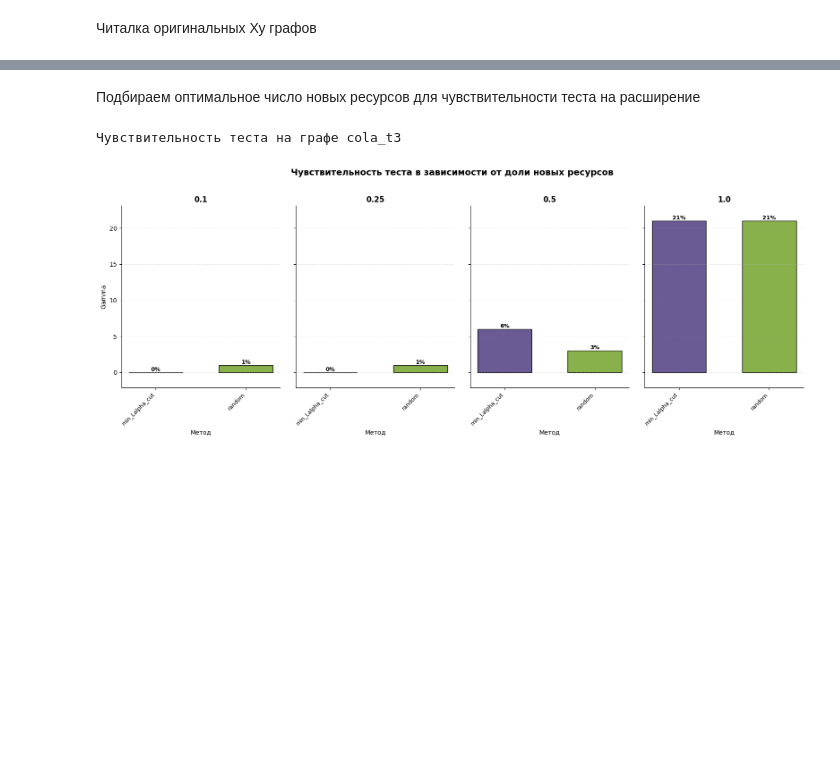
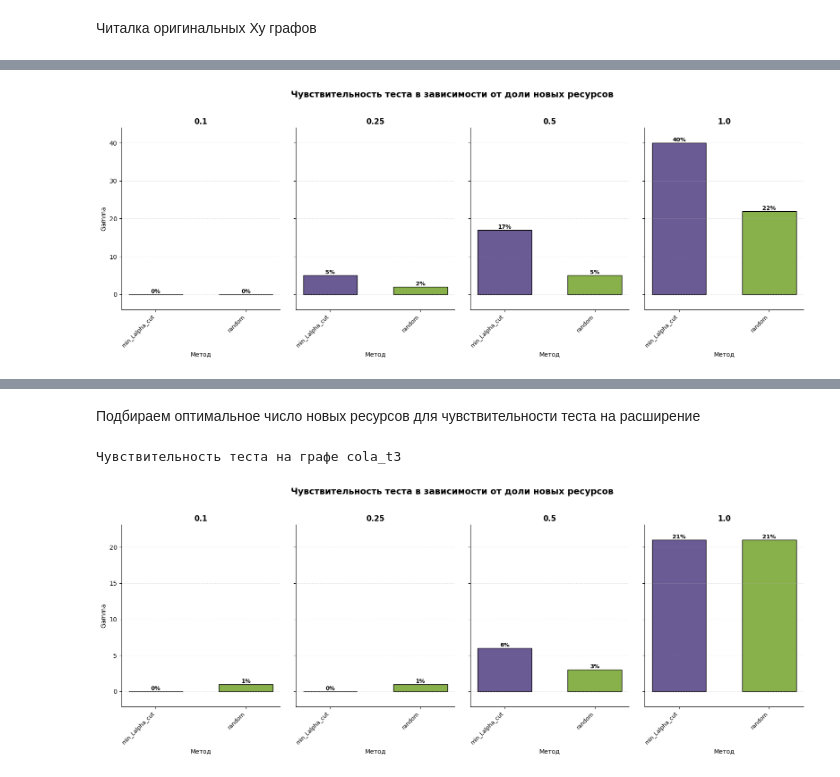
Before and after one commit to Karasiari/Graphs, a Jupyter notebook: Exps.ipynb, the cells around one changed output, grey strips where cells are left out. Saved outputs shown, nothing was run; the diff lists cells and outputs as text; code cells hidden in the pictures; blank space fills up the shorter version.

```diff
--- a/Exps.ipynb
+++ b/Exps.ipynb
@@ -139,0 +400,81 @@ def multigraph_results(graph, alpha):
+# %%
+import networkx as nx
+import numpy as np
+
+from graphmcfexps.expand_test import *
+
+def get_sequence(graph, type):
+  if type == "min_Lalpha_cut":
+    sequence = graph.generate_cut(type="min_Lalpha")
+  elif type == "random":
+    sequence = [(source, target) for source, target in graph.graph.edges()]
+  return sequence
+
+def get_mean(graph, sequence, number_to_add, additional_capacities, tries):
+  gammas = []
+  for i in range(tries):
+    random.shuffle(sequence)
+    sequences_to_edges(sequence[:number_to_add], additional_capacities, graph)
+    gamma_for_test = graph.solve_mcfp()
+    gammas.append(gamma_for_test)
+    graph.restore_graph()
+  return float(np.mean(gammas))
+
+edges_fractions = [0.1, 0.25, 0.5, 1.0]
+types_for_optimal = ["initial", "min_Lalpha_cut", "random"]
+alpha_type = "min_Lalpha"
+tries_for_random = 10
+general_results = {fraction: {} for fraction in edges_fractions}
+
+for name in graphs_names:
+  graph = graphs[name]
+  adj_graph, traffic_graph, capacity_value = graph['adj_graph'], graph['traffic_graph'], graph['capacity_value']
+  graph_for_exp = GraphMCFexps(adj_graph, traffic_graph)
+  number_in_mincut = get_number_in_mincut(graph_for_exp, alpha_type)
+  graph_results = {}
+
+  for fraction in edges_fractions:
+    number_to_add = int(number_in_mincut * fraction)
+    additional_capacities = [capacity_value] * number_to_add
+    for type in types_for_optimal:
+      if type == "initial":
+        gamma_initial = float(graph_for_exp.solve_mcfp())
+      elif type in ("min_Lalpha_cut", "random"):
+        sequence = get_sequence(graph_for_exp, type)
+        gamma = get_mean(graph_for_exp, sequence, number_to_add, additional_capacities, tries_for_random)
+      if graph_results.get(fraction) is None and type != "initial":
+        graph_results[fraction] = [(type, int(100 * round(gamma/gamma_initial - 1.0, 2)))]
+      elif type != "initial":
+        graph_results[fraction].append((type, int(100 * round(gamma/gamma_initial - 1.0, 2))))
+
+  print(f'Чувствительность теста на графе {name}')
+  visualize_parametrized_bars(
+      data_dict=graph_results,
+      title="Чувствительность теста в зависимости от доли новых ресурсов",
+      xlabel="Метод",
+      ylabel="Gamma",
+      color_dict=type_colors,
+      default_color='lightgray',
+      show_values=True,
+      figsize=(16, 6),
+      share_y=True,
+      bar_width=0.6
+  )
+  for fraction, value in graph_results.items():
+    for type, gamma in value:
+      if general_results[fraction].get(type) is None:
+        general_results[fraction][type] = [gamma]
+      else:
+        general_results[fraction][type].append(gamma)
+
+print(f'Общая сводка по графам')
+visualize_lines_simple(
+        data_dict=general_results,
+        title="Сравнение методов на чувствительность",
+        xlabel="Доля новых ресурсов",
+        ylabel="Улучшение относительно входа",
+        colors=["#6B5B95", "#88B04B"],
+        marker='s',
+        linewidth=3
+    )
+# %% [output]
@@ -139,0 +482 @@ def multigraph_results(graph, alpha):
+[figure, added]
```
Also changed, not shown: parts of 20 cells of this notebook.
